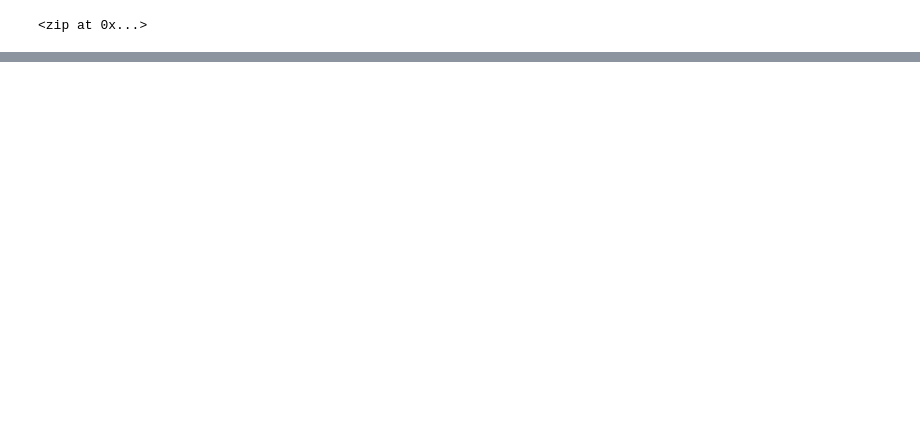
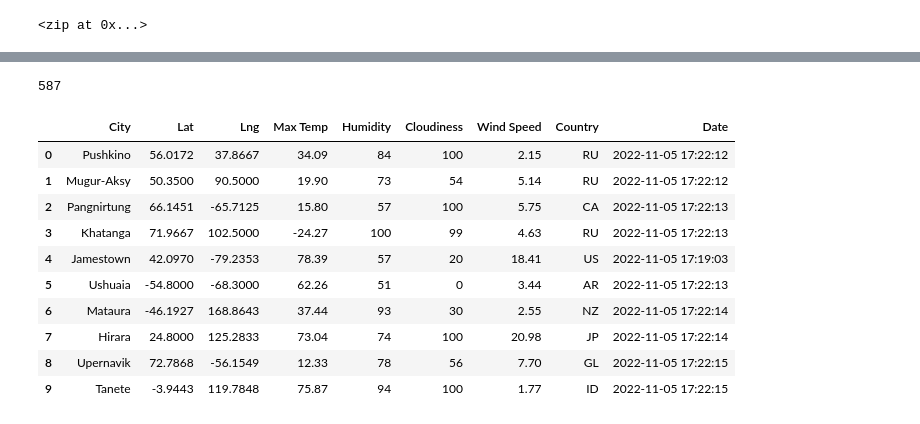
Before and after one commit to jakatz87/World_Weather_Analysis, a Jupyter notebook: WeatherPy.ipynb, the cells around one changed output, grey strips where cells are left out. Saved outputs shown, nothing was run; the diff lists cells and outputs as text; code cells hidden in the pictures; blank space fills up the shorter version.

```diff
--- a/WeatherPy.ipynb
+++ b/WeatherPy.ipynb
@@ -30,0 +37,4 @@ len(cities)
+# %%
+# Starting URL for Weather Map API Call.
+url = "http://api.openweathermap.org/data/2.5/weather?units=Imperial&APPID=" + weather_api_key
+print(url)
@@ -30,0 +127,20 @@ len(cities)
+# %%
+len(city_data)
+# %% [output]
+587
+# %%
+# Convert the array of dictionaries to a Pandas DataFrame.
+city_data_df = pd.DataFrame(city_data)
+city_data_df.head(10)
+# %% [output]
+|  | City | Lat | Lng | Max Temp | Humidity | Cloudiness | Wind Speed | Country | Date |
+| 0 | Pushkino | 56.0172 | 37.8667 | 34.09 | 84 | 100 | 2.15 | RU | 2022-11-05 17:22:12 |
+| 1 | Mugur-Aksy | 50.3500 | 90.5000 | 19.90 | 73 | 54 | 5.14 | RU | 2022-11-05 17:22:12 |
+| 2 | Pangnirtung | 66.1451 | -65.7125 | 15.80 | 57 | 100 | 5.75 | CA | 2022-11-05 17:22:13 |
+| 3 | Khatanga | 71.9667 | 102.5000 | -24.27 | 100 | 99 | 4.63 | RU | 2022-11-05 17:22:13 |
+| 4 | Jamestown | 42.0970 | -79.2353 | 78.39 | 57 | 20 | 18.41 | US | 2022-11-05 17:19:03 |
+| 5 | Ushuaia | -54.8000 | -68.3000 | 62.26 | 51 | 0 | 3.44 | AR | 2022-11-05 17:22:13 |
+| 6 | Mataura | -46.1927 | 168.8643 | 37.44 | 93 | 30 | 2.55 | NZ | 2022-11-05 17:22:14 |
+| 7 | Hirara | 24.8000 | 125.2833 | 73.04 | 74 | 100 | 20.98 | JP | 2022-11-05 17:22:14 |
+| 8 | Upernavik | 72.7868 | -56.1549 | 12.33 | 78 | 56 | 7.70 | GL | 2022-11-05 17:22:15 |
+| 9 | Tanete | -3.9443 | 119.7848 | 75.87 | 94 | 100 | 1.77 | ID | 2022-11-05 17:22:15 |
```
Also changed, not shown: parts of 7 cells of this notebook, 2 other files.
